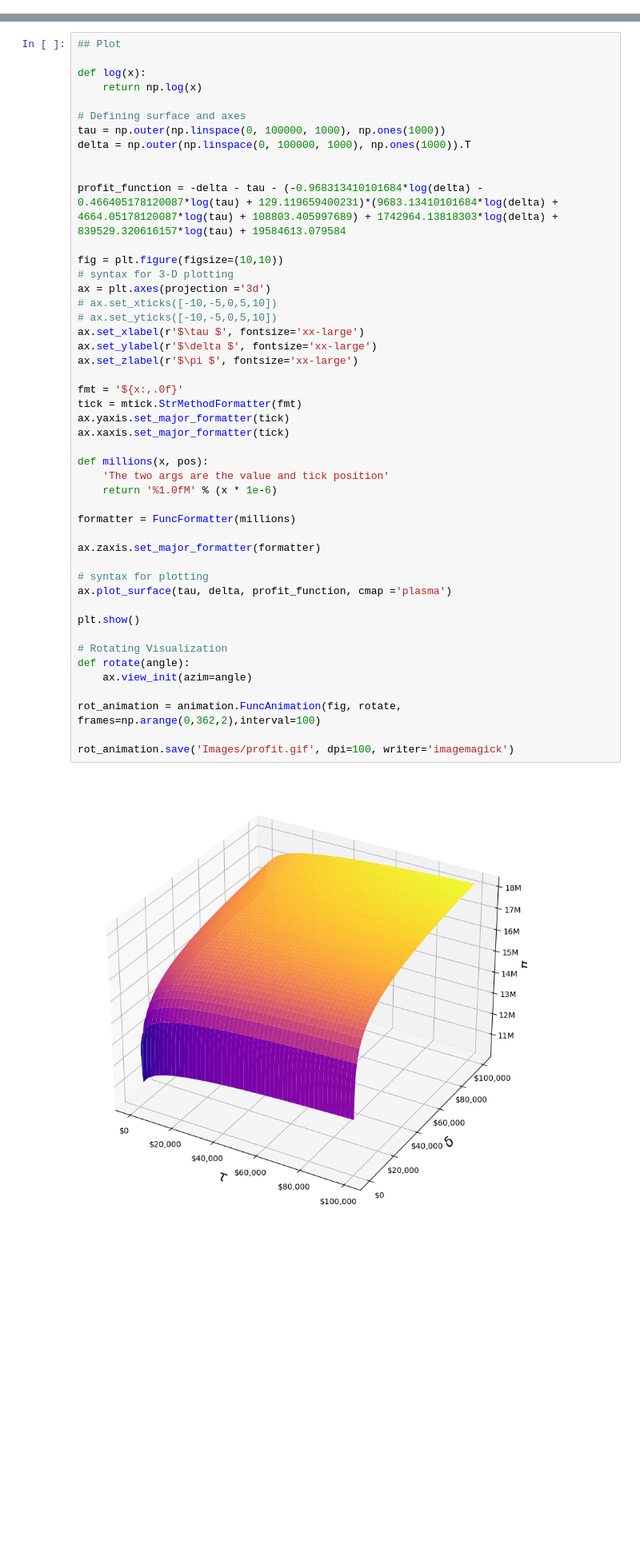
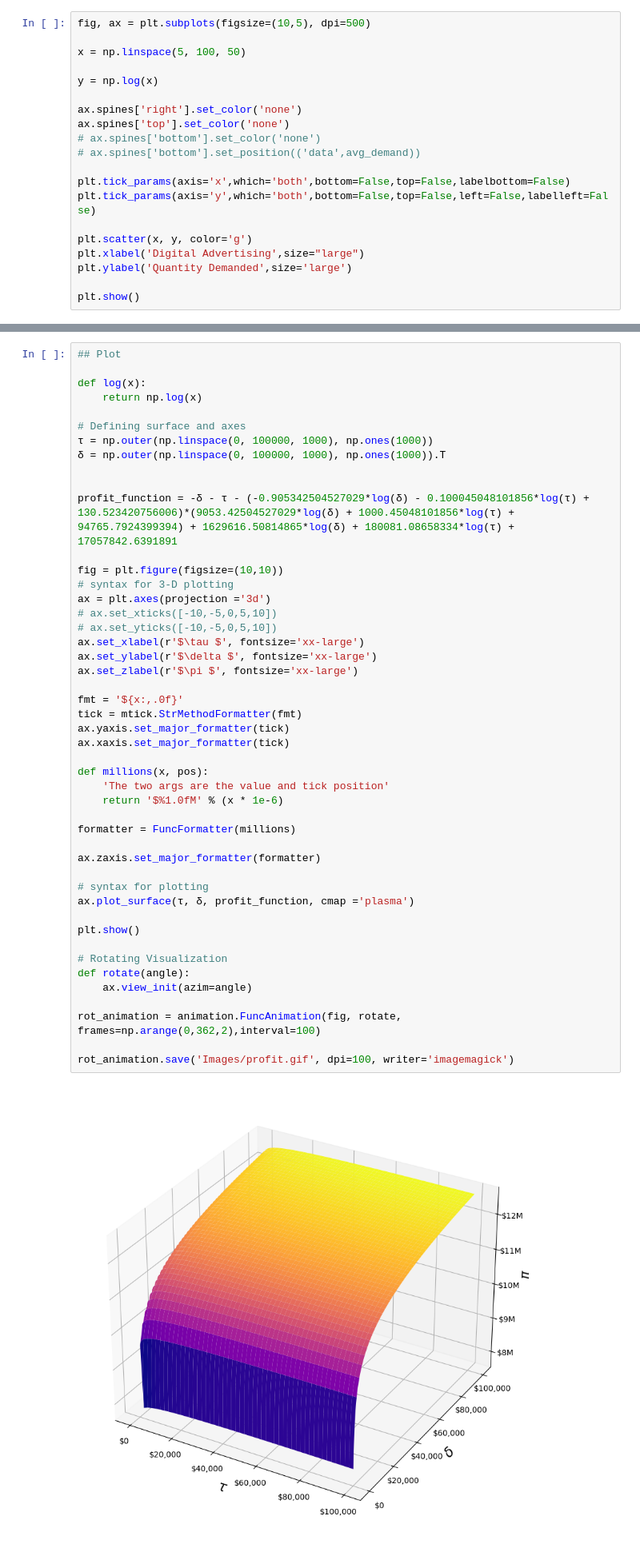
Before and after one commit to jakepenzak/blog-posts, a Jupyter notebook: Optimization/Main Driver.ipynb, the cells around one changed output, grey strips where cells are left out. Shown at 80% size. Saved outputs shown, nothing was run; the diff lists cells and outputs as text; blank space fills up the shorter version.

```diff
--- a/Optimization/Main Driver.ipynb
+++ b/Optimization/Main Driver.ipynb
@@ -353 +358,21 @@ Notes:
 strong multicollinearity or other numerical problems.
+# %%
+fig, ax = plt.subplots(figsize=(10,5), dpi=500)
+
+x = np.linspace(5, 100, 50)
+
+y = np.log(x)
+
+ax.spines['right'].set_color('none')
+ax.spines['top'].set_color('none')
+# ax.spines['bottom'].set_color('none')
+# ax.spines['bottom'].set_position(('data',avg_demand))
+
+plt.tick_params(axis='x',which='both',bottom=False,top=False,labelbottom=False)
+plt.tick_params(axis='y',which='both',bottom=False,top=False,left=False,labelleft=False)
+
+plt.scatter(x, y, color='g')
+plt.xlabel('Digital Advertising',size="large")
+plt.ylabel('Quantity Demanded',size='large')
+
+plt.show()
@@ -459,11 +492,11 @@ def log(x):
     return np.log(x)
 
 # Defining surface and axes
-tau = np.outer(np.linspace(0, 100000, 1000), np.ones(1000))
-delta = np.outer(np.linspace(0, 100000, 1000), np.ones(1000)).T
+τ = np.outer(np.linspace(0, 100000, 1000), np.ones(1000))
+δ = np.outer(np.linspace(0, 100000, 1000), np.ones(1000)).T
 
 
-profit_function = -delta - tau - (-0.968313410101684*log(delta) - 0.466405178120087*log(tau) + 129.119659400231)*(9683.13410101684*log(delta) + 4664.05178120087*log(tau) + 108803.405997689) + 1742964.13818303*log(delta) + 839529.320616157*log(tau) + 19584613.079584
+profit_function = -δ - τ - (-0.905342504527029*log(δ) - 0.100045048101856*log(τ) + 130.523420756006)*(9053.42504527029*log(δ) + 1000.45048101856*log(τ) + 94765.7924399394) + 1629616.50814865*log(δ) + 180081.08658334*log(τ) + 17057842.6391891
 
 fig = plt.figure(figsize=(10,10))
 # syntax for 3-D plotting
@@ -471,36 +504,36 @@ ax = plt.axes(projection ='3d')
 # ax.set_xticks([-10,-5,0,5,10])
 # ax.set_yticks([-10,-5,0,5,10])
 ax.set_xlabel(r'$\tau $', fontsize='xx-large')
 ax.set_ylabel(r'$\delta $', fontsize='xx-large')
 ax.set_zlabel(r'$\pi $', fontsize='xx-large')
 
 fmt = '${x:,.0f}'
 tick = mtick.StrMethodFormatter(fmt)
 ax.yaxis.set_major_formatter(tick)
 ax.xaxis.set_major_formatter(tick)
 
 def millions(x, pos):
     'The two args are the value and tick position'
-    return '%1.0fM' % (x * 1e-6)
+    return '$%1.0fM' % (x * 1e-6)
 
 formatter = FuncFormatter(millions)
 
 ax.zaxis.set_major_formatter(formatter)
 
 # syntax for plotting
-ax.plot_surface(tau, delta, profit_function, cmap ='plasma')
+ax.plot_surface(τ, δ, profit_function, cmap ='plasma')
 
 plt.show()
 
 # Rotating Visualization
 def rotate(angle):
     ax.view_init(azim=angle)
 
 rot_animation = animation.FuncAnimation(fig, rotate, frames=np.arange(0,362,2),interval=100)
 
 rot_animation.save('Images/profit.gif', dpi=100, writer='imagemagick')
 # %% [output]
-[figure, old version]
+[figure, new version]
 MovieWriter imagemagick unavailable; using Pillow instead.
 # %% [markdown]
 ## Visuals Pt. 1
```
Also changed, not shown: parts of 16 cells of this notebook.
